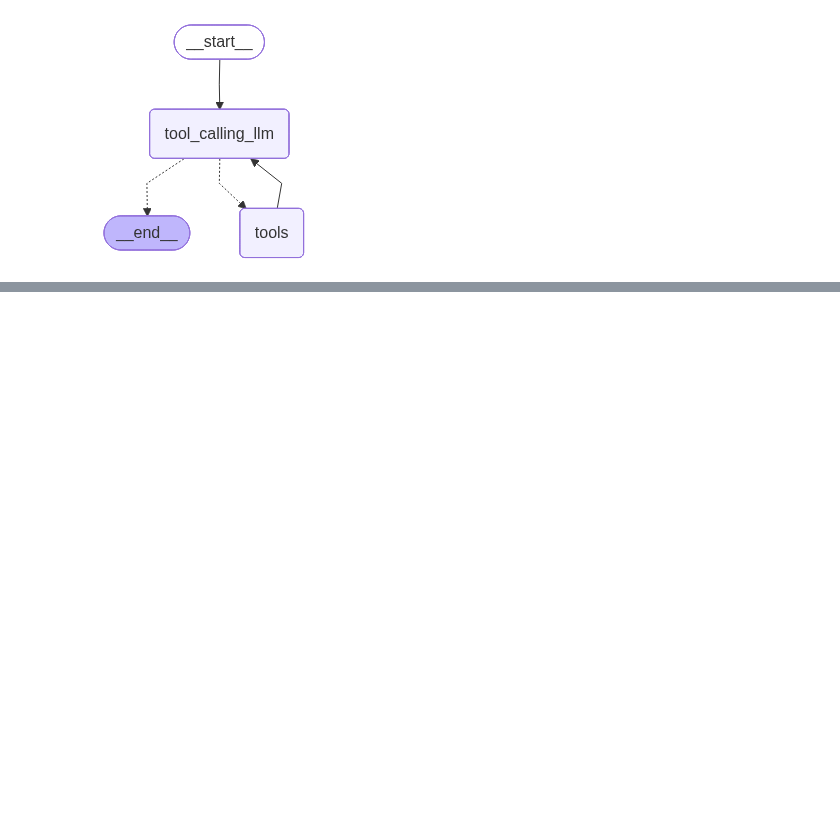
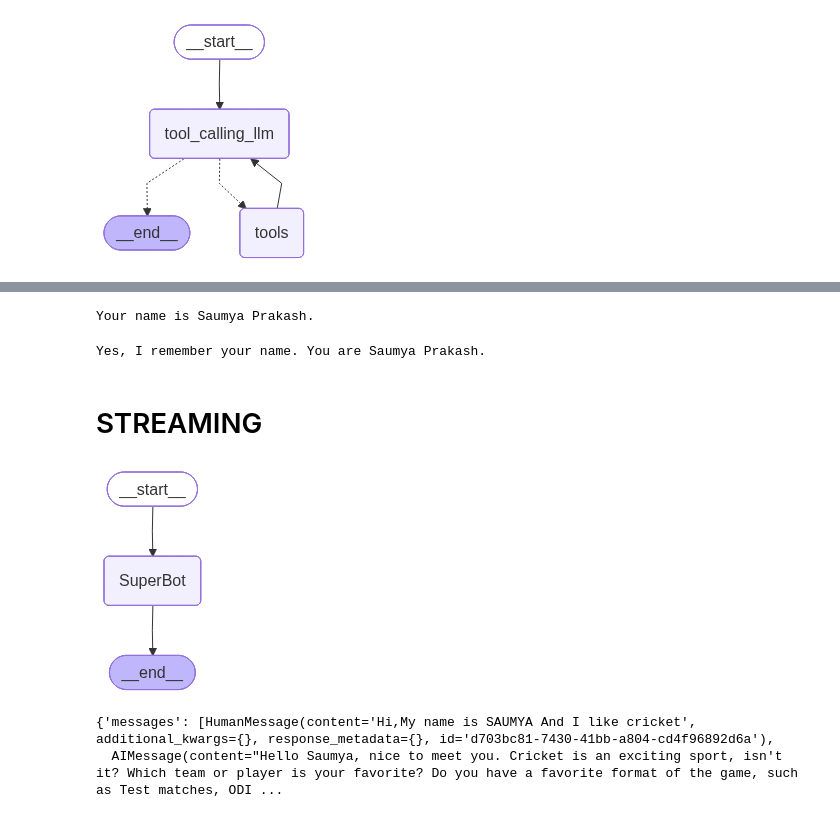
Before and after one commit to saumyaprakashnarayan/GEN_AI, a Jupyter notebook: langgraph/basic_chatbot.ipynb, the cells around one changed output, grey strips where cells are left out. Drawn from its saved outputs; the diff is of its cells as text; code cells hidden in the pictures; blank space fills up the shorter version.

Commit message:
implementation of chatbot using langgraph

```diff
--- a/langgraph/basic_chatbot.ipynb
+++ b/langgraph/basic_chatbot.ipynb
@@ -349,0 +370,48 @@ display(Image(graph.get_graph().draw_mermaid_png()))
+# %%
+response=graph.invoke({"messages":"Hey what is my name"},config=config)
+
+print(response['messages'][-1].content)
+# %% [output]
+Your name is Saumya Prakash.
+# %%
+response=graph.invoke({"messages":"Hey do you remember mmy name"},config=config)
+
+print(response['messages'][-1].content)
+# %% [output]
+Yes, I remember your name. You are Saumya Prakash.
+# %% [markdown]
+# STREAMING
+# %%
+from langgraph.checkpoint.memory import MemorySaver
+memory=MemorySaver()
+# %%
+def superbot(state:State):
+    return {"messages":[llm.invoke(state['messages'])]}
+# %%
+graph=StateGraph(State)
+
+## node
+graph.add_node("SuperBot",superbot)
+## Edges
+
+graph.add_edge(START,"SuperBot")
+graph.add_edge("SuperBot",END)
+
+
+graph_builder=graph.compile(checkpointer=memory)
+
+
+## Display
+from IPython.display import Image, display
+display(Image(graph_builder.get_graph().draw_mermaid_png()))
+# %% [output]
+[figure, added]
+# %%
+## Invocation
+
+config = {"configurable": {"thread_id": "1"}}
+
+graph_builder.invoke({'messages':"Hi,My name is SAUMYA And I like cricket"},config)
+# %% [output]
+{'messages': [HumanMessage(content='Hi,My name is SAUMYA And I like cricket', additional_kwargs={}, response_metadata={}, id='d703bc81-7430-41bb-a804-cd4f96892d6a'),
+  AIMessage(content="Hello Saumya, nice to meet you. Cricket is an exciting sport, isn't it? Which team or player is your favorite? Do you have a favorite format of the game, such as Test matches, ODI ...
```
Also changed, not shown: parts of 22 cells of this notebook.
